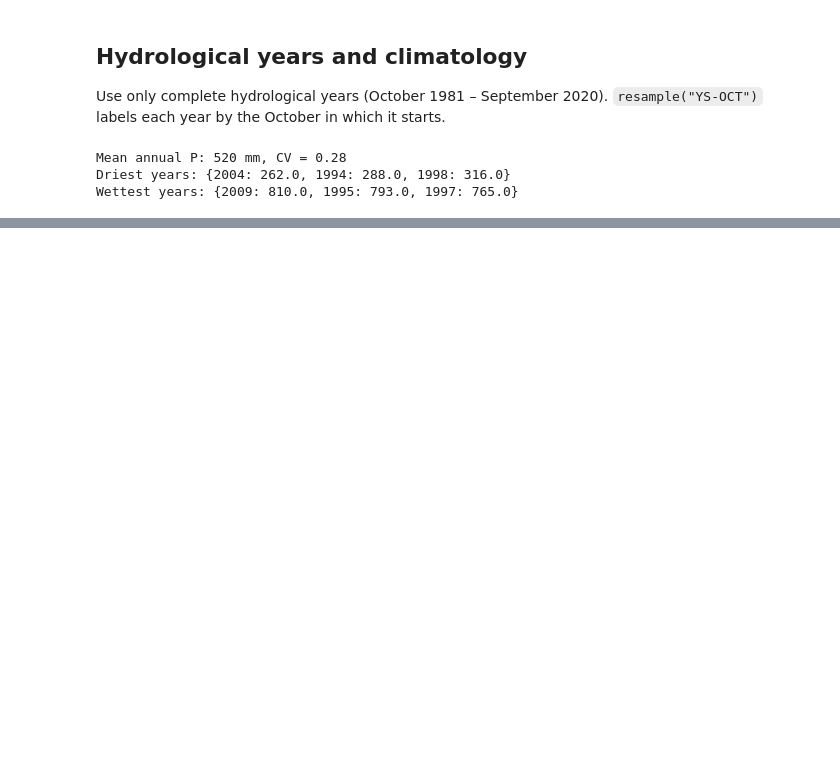
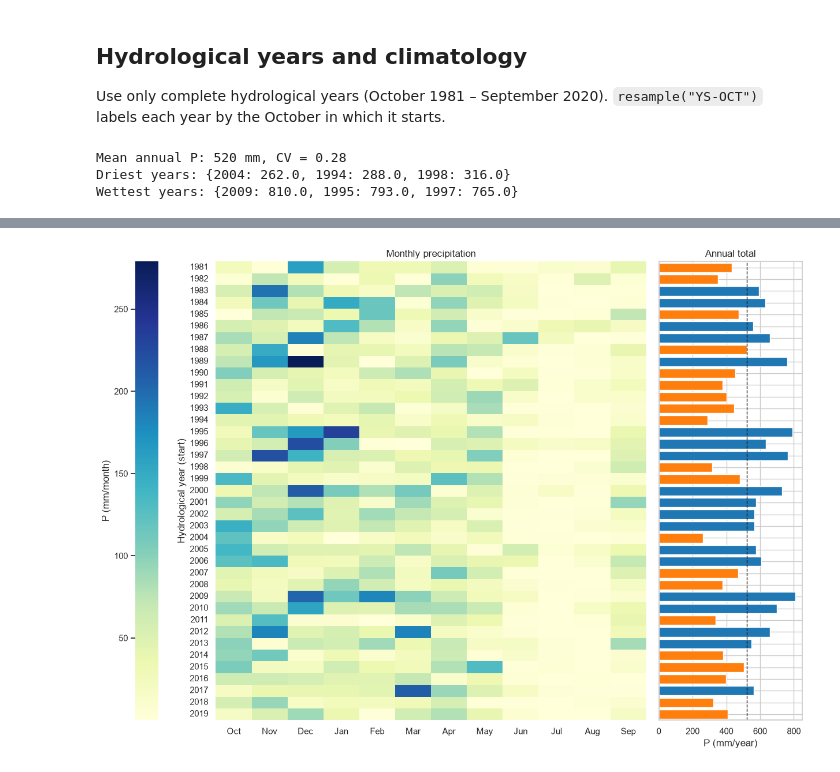
Before and after one commit to Nicormr/epss_project, a Jupyter notebook: notebooks/02_explore_climate.ipynb, the cells around one changed output, grey strips where cells are left out. Cells and saved outputs as stored; diff of their text form; code cells hidden in the pictures; blank space fills up the shorter version.

```diff
--- a/notebooks/02_explore_climate.ipynb
+++ b/notebooks/02_explore_climate.ipynb
@@ -101,0 +146,16 @@ plt.tight_layout()
+# %%
+cal = (df.loc["1981-10":"2020-09"]
+         .pivot_table(index="hyd_year", columns="month", values="p_mm")
+         [[10, 11, 12, 1, 2, 3, 4, 5, 6, 7, 8, 9]])
+cal.columns = HYD_MONTHS
+fig, ax = plt.subplots(1, 2, figsize=(13, 9), gridspec_kw={"width_ratios": [4, 1]}, sharey=True)
+sns.heatmap(cal, cmap="YlGnBu", ax=ax[0], cbar_kws={"label": "P (mm/month)", "location": "left"})
+ax[0].set(xlabel="", ylabel="Hydrological year (start)", title="Monthly precipitation")
+ypos = np.arange(len(cal)) + 0.5
+ax[1].barh(ypos, annual_p.loc[cal.index],
+           color=np.where(annual_p.loc[cal.index] < annual_p.mean(), "tab:orange", "tab:blue"))
+ax[1].axvline(annual_p.mean(), color="k", ls="--", lw=1)
+ax[1].set(xlabel="P (mm/year)", title="Annual total")
+plt.tight_layout(); plt.show()
+# %% [output]
+[figure, added]
```
Also changed, not shown: parts of 10 cells of this notebook, 17 other files.
